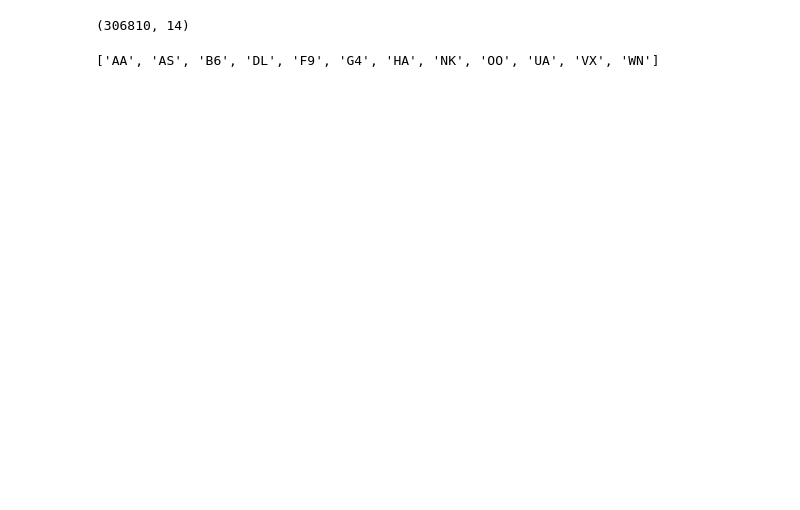
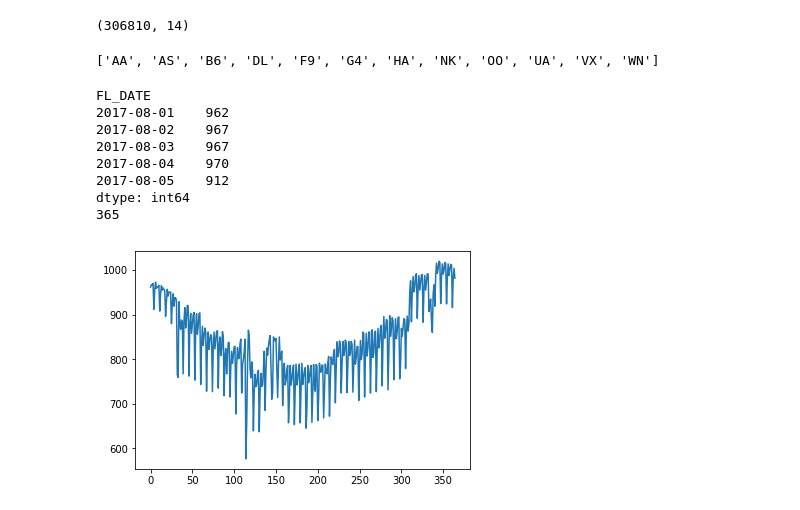
Before and after one commit to Stitchmaker/Metis_Bootcamp, a Jupyter notebook: McNulty_Project/McNulty_DataReadVisualize.ipynb, the cells around one changed output. Saved outputs shown, nothing was run; the diff lists cells and outputs as text; code cells hidden in the pictures; blank space fills up the shorter version.

```diff
--- a/McNulty_Project/McNulty_DataReadVisualize.ipynb
+++ b/McNulty_Project/McNulty_DataReadVisualize.ipynb
@@ -66,3 +116,18 @@ df.shape
 sorted(df['OP_UNIQUE_CARRIER'].unique())
 # %% [output]
 ['AA', 'AS', 'B6', 'DL', 'F9', 'G4', 'HA', 'NK', 'OO', 'UA', 'VX', 'WN']
+# %%
+df2 = df.groupby(['FL_DATE']).size()
+print(df2.head())
+print(df2.size)
+plt.plot(range(365),df2);
+# %% [output]
+FL_DATE
+2017-08-01    962
+2017-08-02    967
+2017-08-03    967
+2017-08-04    970
+2017-08-05    912
+dtype: int64
+365
+[figure, added]
```
Also changed, not shown: parts of 15 cells of this notebook, 1 other file.
